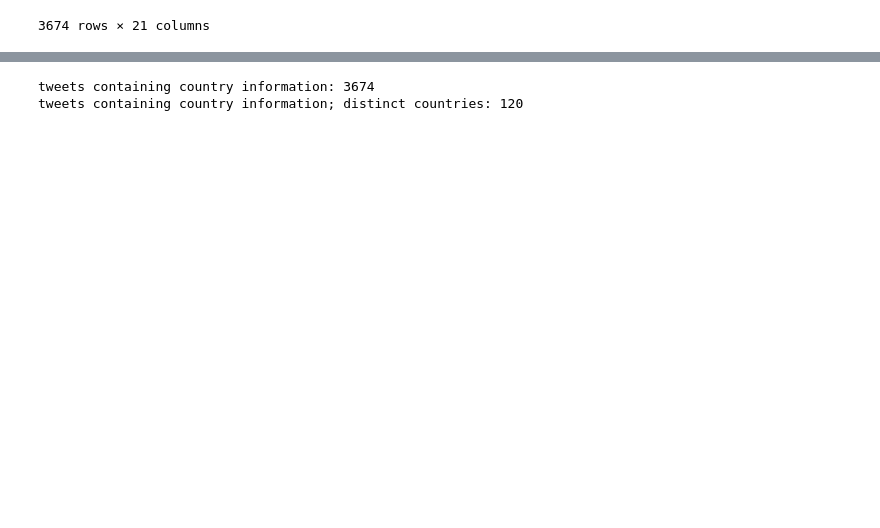
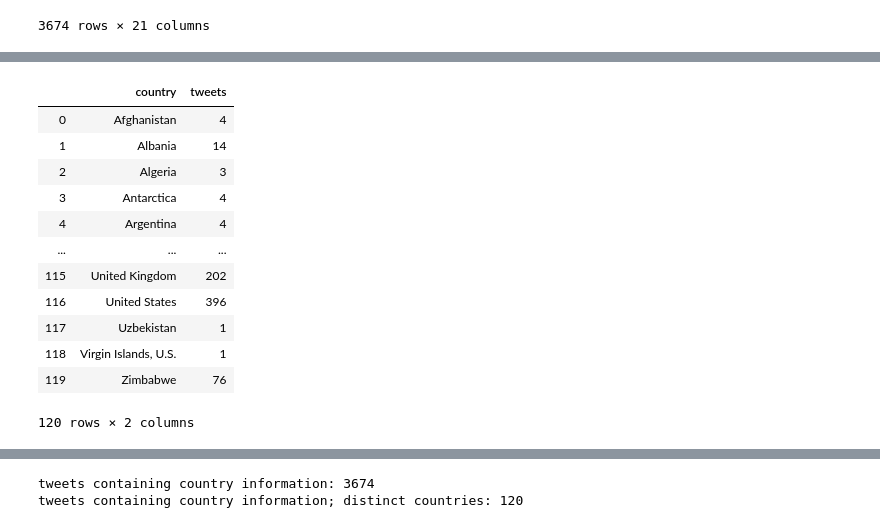
Before and after one commit to tkmanabat/Philippine-Junior-Data-Science-Challenge, a Jupyter notebook: PJDSC.ipynb, the cells around one changed output, grey strips where cells are left out. Drawn from its saved outputs; the diff is of its cells as text; code cells hidden in the pictures; blank space fills up the shorter version.

Commit message:
Revert "updated country:tweet"
This reverts commit 17a380f3ac096ff7414191b5184574ebf527a280.

```diff
--- a/PJDSC.ipynb
+++ b/PJDSC.ipynb
@@ -141,4 +157,18 @@ df
 # %%
-tw_add_df = df.groupby(["country"])['text'].count().reset_index()
-tw_add_df.columns = ["country", "tweets"]
-country_tweets_df = tw_add_df.sort_values('tweets', ascending=False).head(10)
+tw_add_df = df.groupby(["country", "iso", "alpha3"])['text'].count().reset_index()
+tw_add_df.columns = ["country", "iso", "alpha3", "tweets"]
+tw_add_df.drop(columns=["iso", "alpha3"])
+# %% [output]
+|  | country | tweets |
+| 0 | Afghanistan | 4 |
+| 1 | Albania | 14 |
+| 2 | Algeria | 3 |
+| 3 | Antarctica | 4 |
+| 4 | Argentina | 4 |
+| ... | ... | ... |
+| 115 | United Kingdom | 202 |
+| 116 | United States | 396 |
+| 117 | Uzbekistan | 1 |
+| 118 | Virgin Islands, U.S. | 1 |
+| 119 | Zimbabwe | 76 |
+120 rows × 2 columns
```
Also changed, not shown: parts of 5 cells of this notebook.
